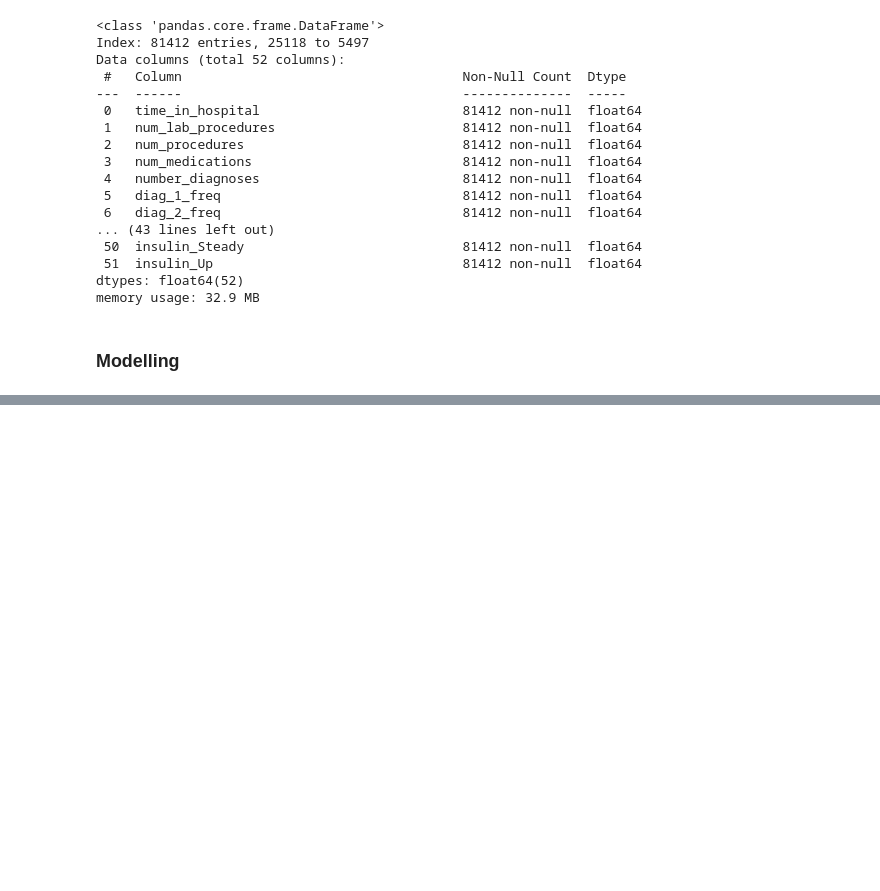
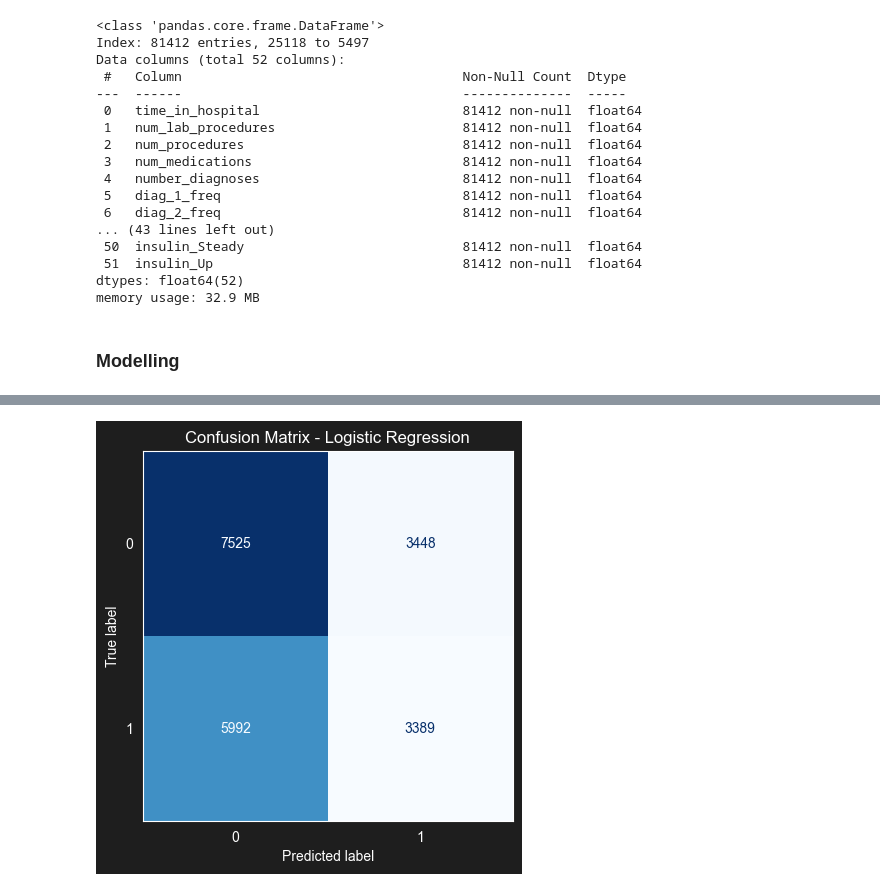
Before and after one commit to zackchianus/Team6_IT5006_Healthcare_Analytics_AY2526, a Jupyter notebook: EDA_Code.ipynb, the cells around one changed output, grey strips where cells are left out. Saved outputs shown, nothing was run; the diff lists cells and outputs as text; code cells hidden in the pictures; blank space fills up the shorter version.

Commit message:
update age to others, added confusion matrix and roc-auc graphs

```diff
--- a/EDA_Code.ipynb
+++ b/EDA_Code.ipynb
@@ -629,7 +629,7 @@ X_train, X_test, y_train, y_test = train_test_split(
 We fill with the most common value for categorical values, and the mean for the numeric values. However, for payer_code and medical specialty, because there is a bigger amount of missing variables, we create a new column called 'missing' instead.
 # %%
 from sklearn.impute import SimpleImputer
-fill_missing_cols = ['payer_code', 'medical_specialty']
+fill_missing_cols = ['payer_code', 'medical_specialty', 'race']
 
 # --- 1️⃣ Fill 'missing' for specific categorical columns first ---
 for col in fill_missing_cols:
@@ -671,6 +671,6 @@ We wll combine the Hispanic, Other and Asian values into one Other given the low
 # %%
-X_train['race'] = X_train['race'].replace(['Hispanic', 'Asian'], 'Other')
-X_test['race'] = X_test['race'].replace(['Hispanic', 'Asian'], 'Other')
+X_train['race'] = X_train['race'].replace(['Hispanic', 'Asian', 'missing'], 'Other')
+X_test['race'] = X_test['race'].replace(['Hispanic', 'Asian', 'missing'], 'Other')
 # %%
 X_train['race'].unique()
 # %% [output]
@@ -1090,0 +1084,80 @@ Accuracy: 0.5353738822835806
+# %%
+import matplotlib.pyplot as plt
+from sklearn.metrics import roc_curve, roc_auc_score, ConfusionMatrixDisplay
+from sklearn.model_selection import learning_curve
+
+
+def plot_confusion_matrix(y_true, y_pred, model_name):
+    plt.figure(figsize=(5,4))
+    cm_display = ConfusionMatrixDisplay.from_predictions(
+        y_true, y_pred, cmap='Blues', colorbar=False
+    )
+    plt.title(f"Confusion Matrix - {model_name}")
+    plt.grid(False)
+    plt.show()
+
+def plot_roc_curve(y_true, y_proba, model_name):
+    fpr, tpr, thresholds = roc_curve(y_true, y_proba)
+    auc_score = roc_auc_score(y_true, y_proba)
+
+    plt.figure(figsize=(7,5))
+    plt.plot(fpr, tpr, label=f"AUC = {auc_score:.3f}")
+    plt.plot([0,1], [0,1], 'k--', label='Random Guess')
+    plt.xlabel('False Positive Rate')
+    plt.ylabel('True Positive Rate')
+    plt.title(f"ROC Curve - {model_name}")
+    plt.legend()
+    plt.grid(True)
+    plt.show()
+
+    # Optional: Show threshold points
+    plt.figure(figsize=(7,5))
+    plt.plot(thresholds, tpr, label='TPR')
+    plt.plot(thresholds, fpr, label='FPR')
+    plt.xlabel('Threshold')
+    plt.ylabel('Rate')
+    plt.title(f"TPR & FPR vs Threshold - {model_name}")
+    plt.legend()
+    plt.grid(True)
+    plt.show()
+
+def plot_learning_curve(model, X, y, model_name):
+    train_sizes, train_scores, val_scores = learning_curve(
+        model, X, y, cv=5, n_jobs=-1, train_sizes=np.linspace(0.1, 1.0, 5), scoring='f1'
+    )
+
+    train_mean = np.mean(train_scores, axis=1)
+    val_mean = np.mean(val_scores, axis=1)
+
+    plt.figure(figsize=(7,5))
+    plt.plot(train_sizes, train_mean, 'o-', label='Training F1')
+    plt.plot(train_sizes, val_mean, 'o-', label='Validation F1')
+    plt.xlabel('Training Size')
+    plt.ylabel('F1 Score')
+    plt.title(f"Learning Curve - {model_name}")
+    plt.legend()
+    plt.grid(True)
+    plt.show()
+
+
+
+model_results = {
+    "Logistic Regression": (grid_logreg.best_estimator_, y_pred_logreg),
+    "Random Forest": (grid_rf.best_estimator_, y_pred_rf),
+    "Gradient Boosting": (grid_gb.best_estimator_, y_pred_gb),
+    "Voting Classifier": (voting_clf, y_pred_vote)
+}
+
+for name, (model, y_pred) in model_results.items():
+    print(f"\n===== 📈 {name} =====")
+
+    plot_confusion_matrix(y_test, y_pred, name)
+
+    if hasattr(model, "predict_proba"):
+        y_proba = model.predict_proba(X_test_full)[:, 1]
+    else:
+        y_proba = model.decision_function(X_test_full)
+    plot_roc_curve(y_test, y_proba, name)
+
+    plot_learning_curve(model, X_train_full, np.ravel(y_train), name)
+# %% [output]
@@ -1090,0 +1166 @@ Accuracy: 0.5353738822835806
+[figure, added]
```
Also changed, not shown: parts of 6 cells of this notebook.
